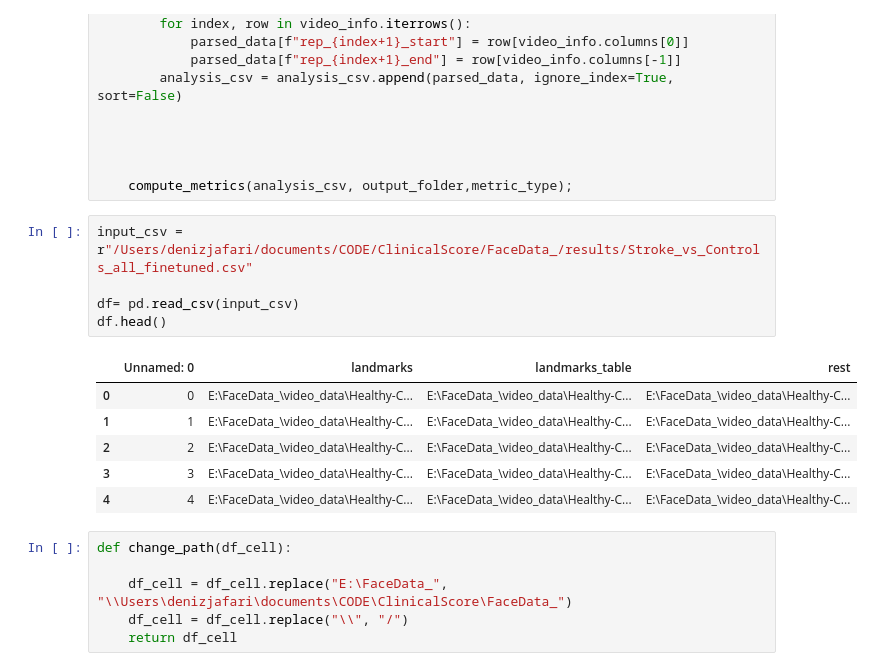
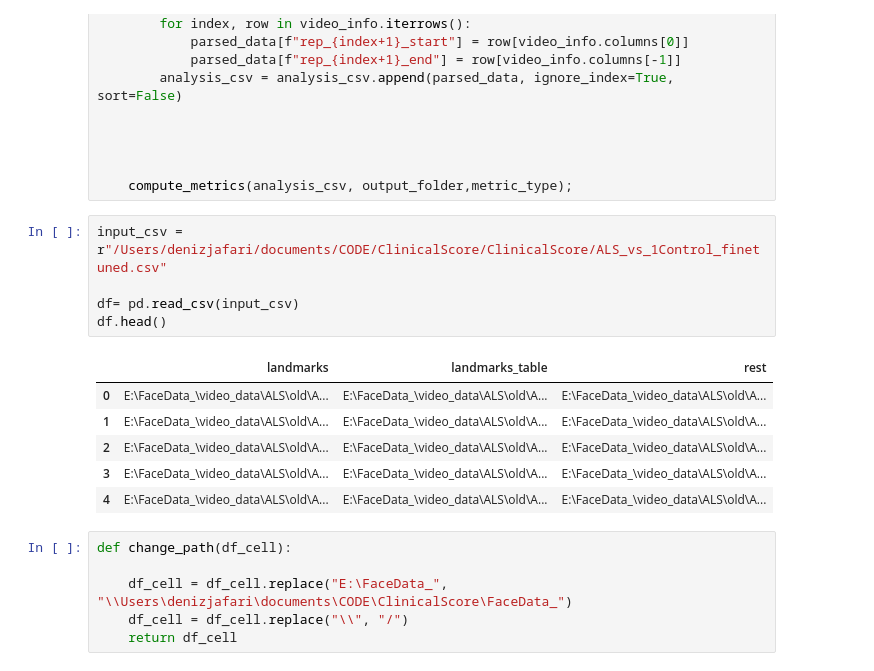
Before and after one commit to denizjafari/ClinicalScore, a Jupyter notebook: get_metrics.ipynb, the cells around one changed output. Cells and saved outputs as stored; diff of their text form.

```diff
--- a/get_metrics.ipynb
+++ b/get_metrics.ipynb
@@ -211,17 +211,17 @@ def save_results(input_csv, output_folder, metric_type):
 
     compute_metrics(analysis_csv, output_folder,metric_type);
 # %%
-input_csv = r"/Users/denizjafari/documents/CODE/ClinicalScore/FaceData_/results/Stroke_vs_Controls_all_finetuned.csv"
+input_csv = r"/Users/denizjafari/documents/CODE/ClinicalScore/ClinicalScore/ALS_vs_1Control_finetuned.csv"
 
 df= pd.read_csv(input_csv)
 df.head()
 # %% [output]
-|  | Unnamed: 0 | landmarks | landmarks_table | rest |
-| 0 | 0 | E:\FaceData_\video_data\Healthy-C... | E:\FaceData_\video_data\Healthy-C... | E:\FaceData_\video_data\Healthy-C... |
-| 1 | 1 | E:\FaceData_\video_data\Healthy-C... | E:\FaceData_\video_data\Healthy-C... | E:\FaceData_\video_data\Healthy-C... |
-| 2 | 2 | E:\FaceData_\video_data\Healthy-C... | E:\FaceData_\video_data\Healthy-C... | E:\FaceData_\video_data\Healthy-C... |
-| 3 | 3 | E:\FaceData_\video_data\Healthy-C... | E:\FaceData_\video_data\Healthy-C... | E:\FaceData_\video_data\Healthy-C... |
-| 4 | 4 | E:\FaceData_\video_data\Healthy-C... | E:\FaceData_\video_data\Healthy-C... | E:\FaceData_\video_data\Healthy-C... |
+|  | landmarks | landmarks_table | rest |
+| 0 | E:\FaceData_\video_data\ALS\old\A... | E:\FaceData_\video_data\ALS\old\A... | E:\FaceData_\video_data\ALS\old\A... |
+| 1 | E:\FaceData_\video_data\ALS\old\A... | E:\FaceData_\video_data\ALS\old\A... | E:\FaceData_\video_data\ALS\old\A... |
+| 2 | E:\FaceData_\video_data\ALS\old\A... | E:\FaceData_\video_data\ALS\old\A... | E:\FaceData_\video_data\ALS\old\A... |
+| 3 | E:\FaceData_\video_data\ALS\old\A... | E:\FaceData_\video_data\ALS\old\A... | E:\FaceData_\video_data\ALS\old\A... |
+| 4 | E:\FaceData_\video_data\ALS\old\A... | E:\FaceData_\video_data\ALS\old\A... | E:\FaceData_\video_data\ALS\old\A... |
 # %%
 def change_path(df_cell):
 
```
Also changed, not shown: parts of 2 cells of this notebook.
